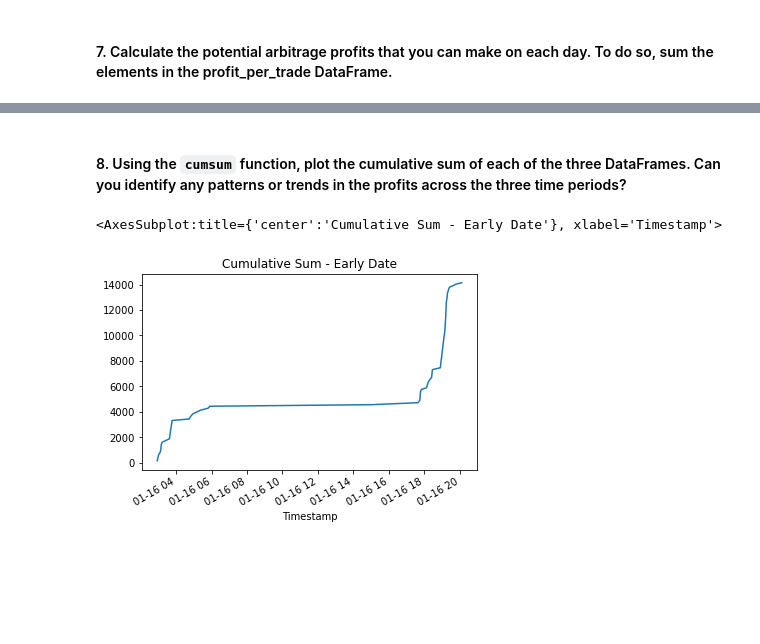
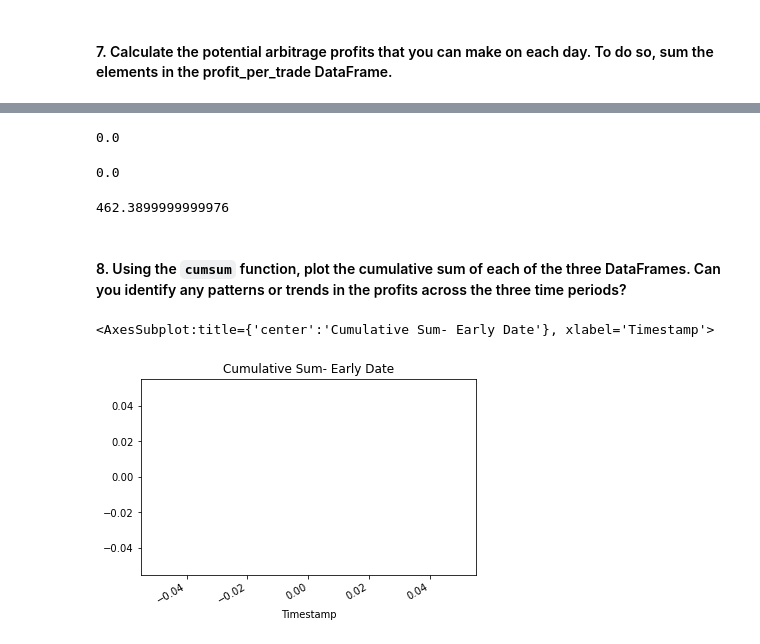
Before and after one commit to srn1358/Finding_Arbitrage_Opportunity, a Jupyter notebook: crypto_arbitrage.ipynb, the cells around one changed output, grey strips where cells are left out. Cells and saved outputs as stored; diff of their text form; code cells hidden in the pictures; blank space fills up the shorter version.

```diff
--- a/crypto_arbitrage.ipynb
+++ b/crypto_arbitrage.ipynb
@@ -761,11 +757,23 @@ Name: Close, dtype: float64
+# %%
+profit_per_trade_early.sum()
+# %% [output]
+0.0
+# %%
+profit_per_trade_middle.sum()
+# %% [output]
+0.0
+# %%
+profit_per_trade_late.sum()
+# %% [output]
+462.3899999999976
 # %% [markdown]
 #### 8. Using the `cumsum` function, plot the cumulative sum of each of the three DataFrames. Can you identify any patterns or trends in the profits across the three time periods?
 # %%
 # Use the cumsum function to calculate the cumulative profits over time for the early profit per trade DataFrame
-cumulative_profit_early = # YOUR CODE HERE
+cumulative_profit_early = profit_per_trade_early.cumsum()
 # %%
 # Plot the cumulative sum of profits for the early profit per trade DataFrame
-# YOUR CODE HERE
+cumulative_profit_early.plot(kind="line", title="Cumulative Sum- Early Date")
 # %% [output]
-<AxesSubplot:title={'center':'Cumulative Sum - Early Date'}, xlabel='Timestamp'>
+<AxesSubplot:title={'center':'Cumulative Sum- Early Date'}, xlabel='Timestamp'>
-[figure, old version]
+[figure, new version]
```
Also changed, not shown: parts of 9 cells of this notebook.
